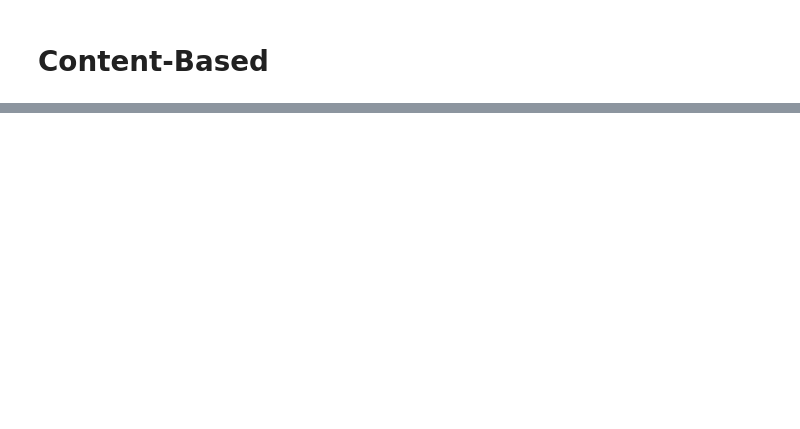
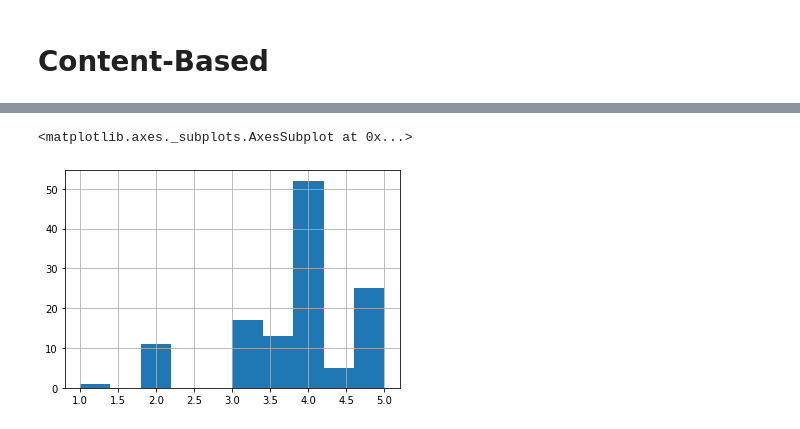
Before and after one commit to datarian-kr/reco, a Jupyter notebook: jaemin/section3_cb.ipynb, the cells around one changed output, grey strips where cells are left out. Saved outputs shown, nothing was run; the diff lists cells and outputs as text; code cells hidden in the pictures; blank space fills up the shorter version.

```diff
--- a/jaemin/section3_cb.ipynb
+++ b/jaemin/section3_cb.ipynb
@@ -273,0 +348,6 @@ np.sqrt(mean_squared_error(r_test['rating'], r_test['predict']))
+# %%
+# 전쟁 장르 평점 히스토그램
+user414.loc[user414['War']==1, 'rating'].hist()
+# %% [output]
+<matplotlib.axes._subplots.AxesSubplot at 0x...>
+[figure, added]
```
Also changed, not shown: parts of 102 cells of this notebook.
